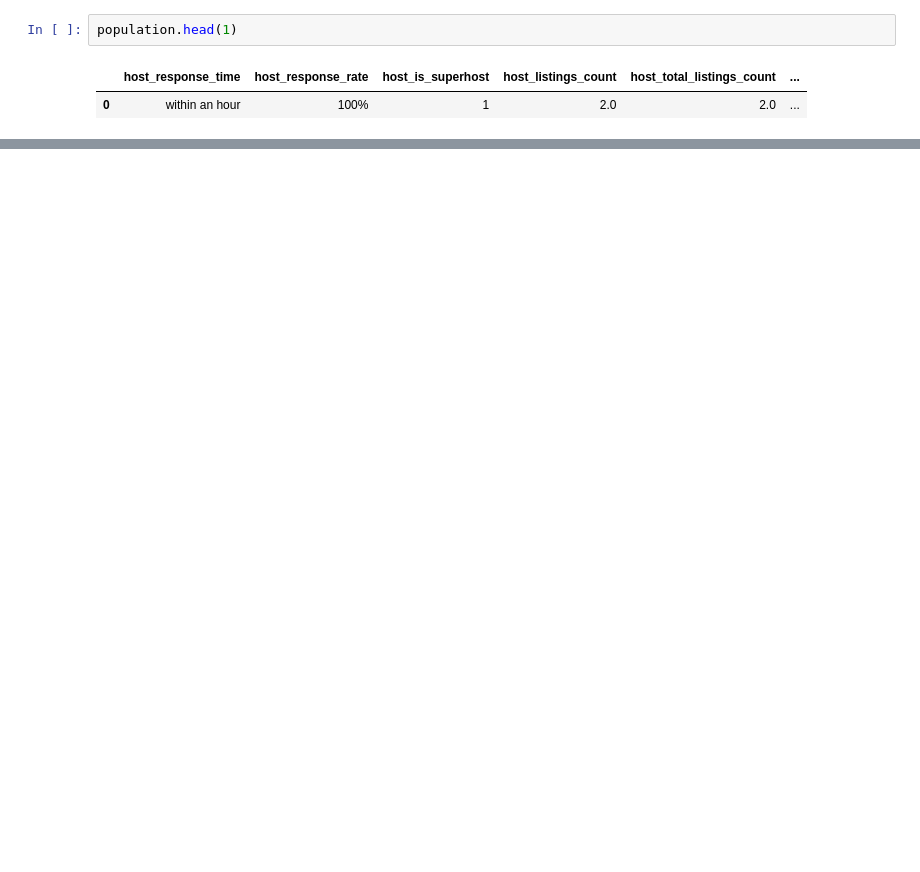
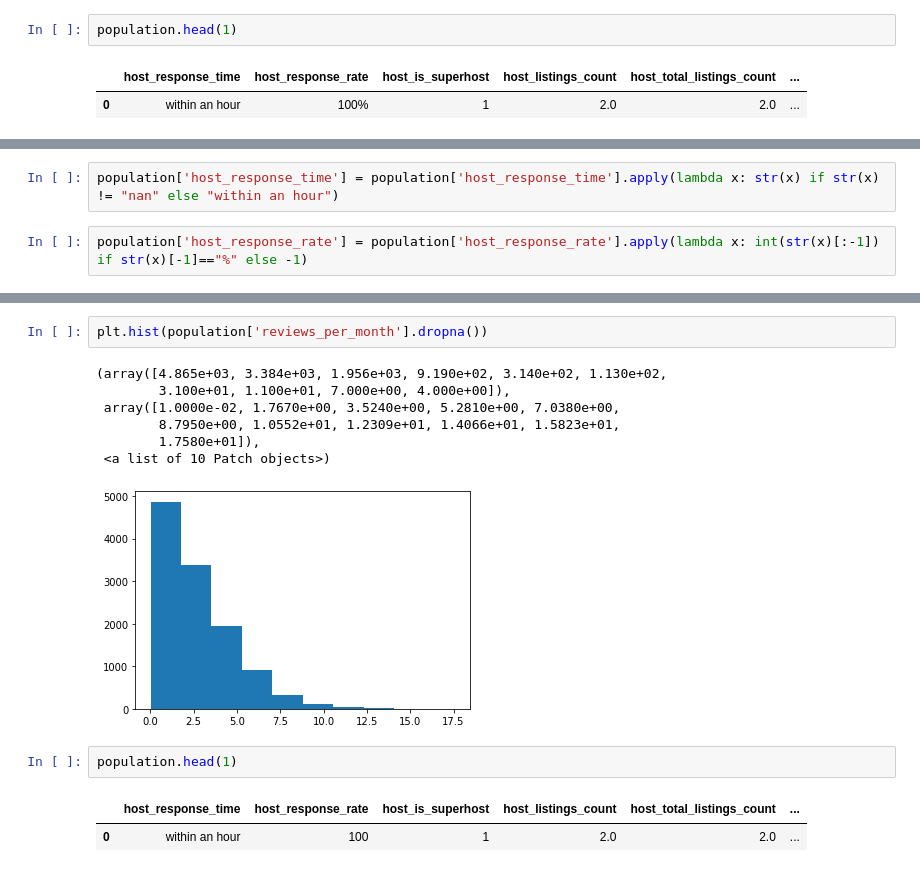
Before and after one commit to papaulul/Airbnb, a Jupyter notebook: Code/EDA.ipynb, the cells around one changed output, grey strips where cells are left out. Cells and saved outputs as stored; diff of their text form; blank space fills up the shorter version.

```diff
--- a/Code/EDA.ipynb
+++ b/Code/EDA.ipynb
@@ -271,0 +282,4 @@ population.head(1)
+# %%
+population['host_response_time'] = population['host_response_time'].apply(lambda x: str(x) if str(x) != "nan" else "within an hour")
+# %%
+population['host_response_rate'] = population['host_response_rate'].apply(lambda x: int(str(x)[:-1]) if str(x)[-1]=="%" else -1)
@@ -271,0 +347,15 @@ population.head(1)
+# %%
+plt.hist(population['reviews_per_month'].dropna())
+# %% [output]
+(array([4.865e+03, 3.384e+03, 1.956e+03, 9.190e+02, 3.140e+02, 1.130e+02,
+        3.100e+01, 1.100e+01, 7.000e+00, 4.000e+00]),
+ array([1.0000e-02, 1.7670e+00, 3.5240e+00, 5.2810e+00, 7.0380e+00,
+        8.7950e+00, 1.0552e+01, 1.2309e+01, 1.4066e+01, 1.5823e+01,
+        1.7580e+01]),
+ <a list of 10 Patch objects>)
+[figure, added]
+# %%
+population.head(1)
+# %% [output]
+|  | host_response_time | host_response_rate | host_is_superhost | host_listings_count | host_total_listings_count | ... |
+| 0 | within an hour | 100 | 1 | 2.0 | 2.0 | ... |
```
Also changed, not shown: parts of 25 cells of this notebook.
